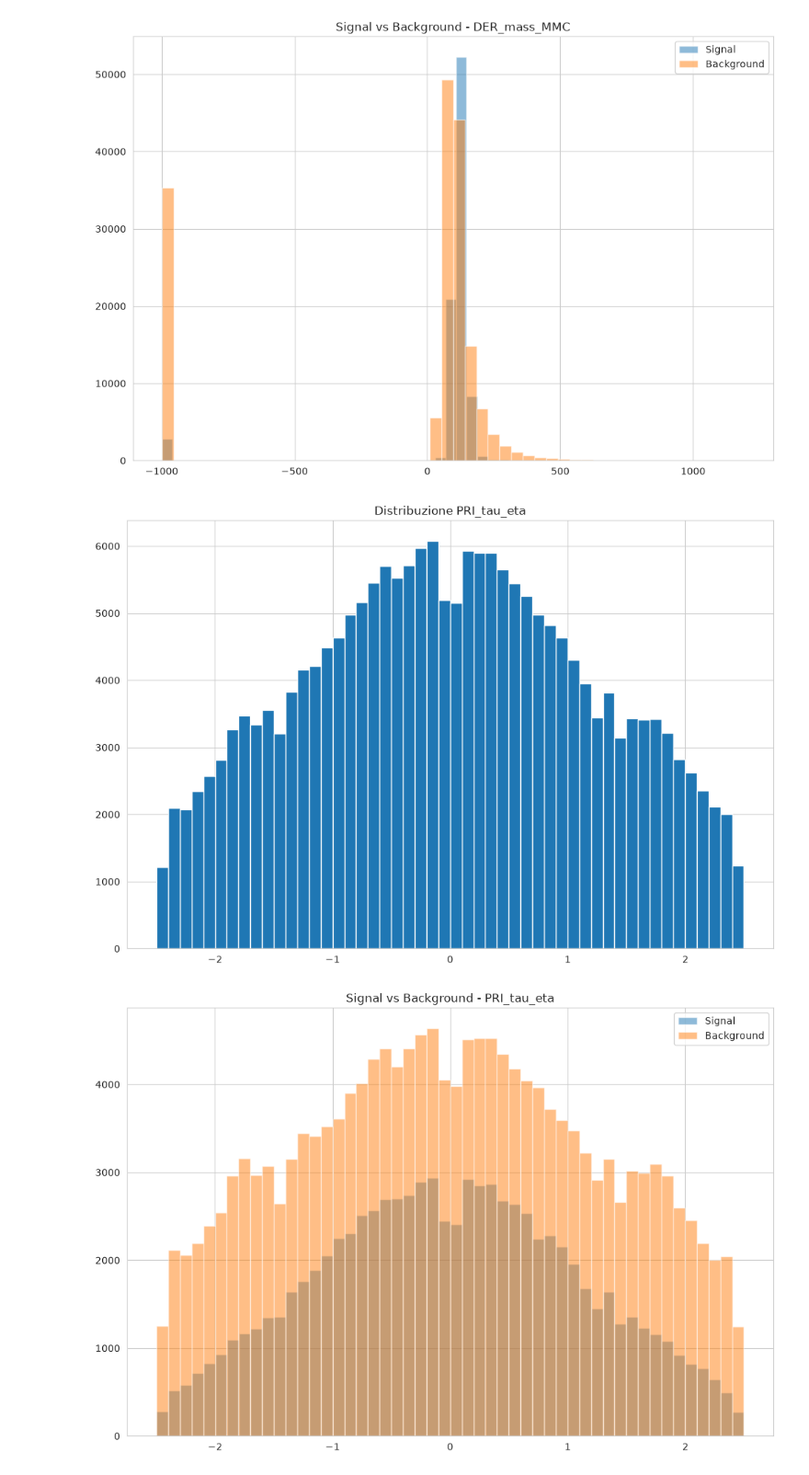
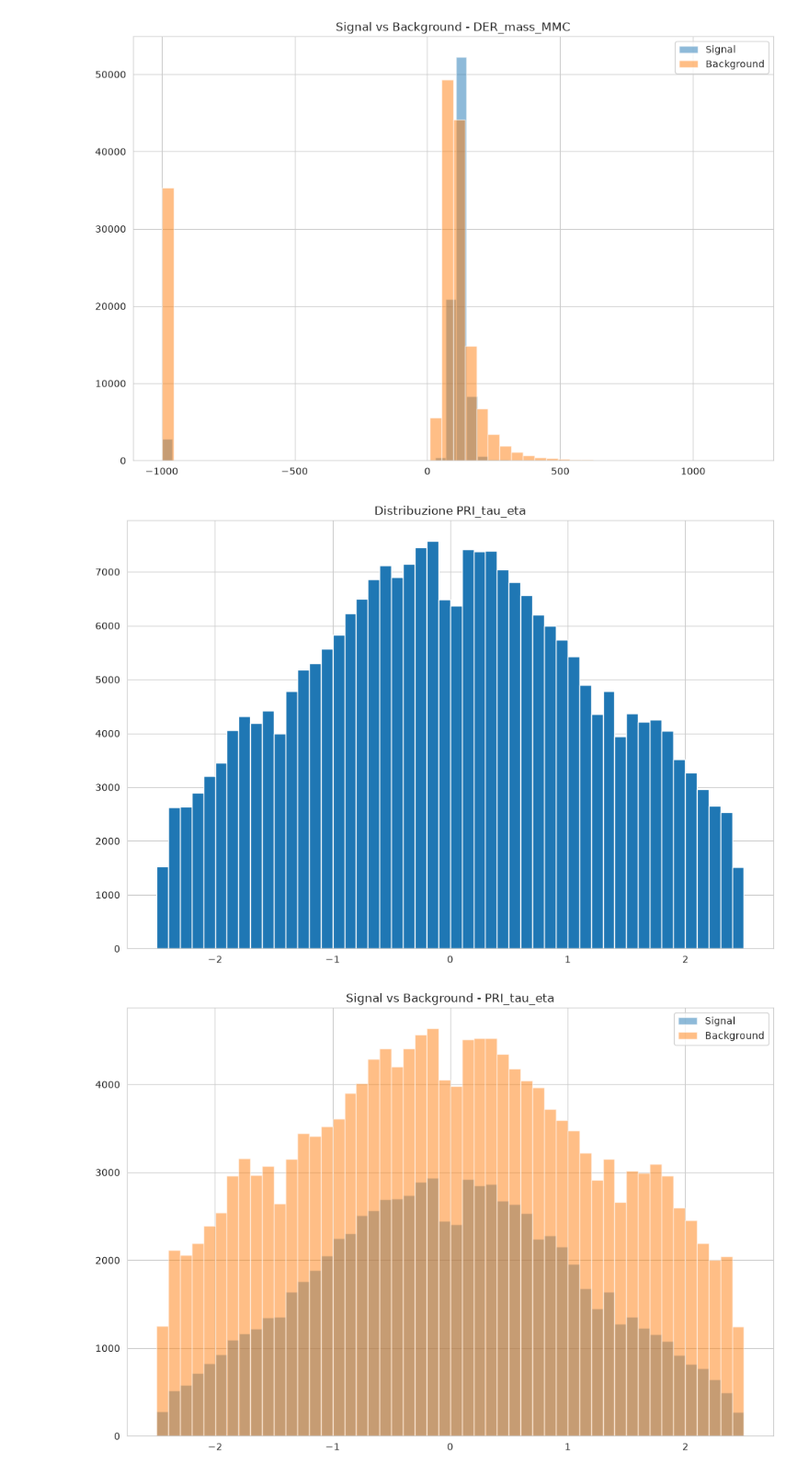
Before and after one commit to feenaldi/SCNSN_Project, a Jupyter notebook: Higgs.ipynb, the cells around one changed output. Shown at 92% size. Cells and saved outputs as stored; diff of their text form; code cells hidden in the pictures.

```diff
--- a/Higgs.ipynb
+++ b/Higgs.ipynb
@@ -152,11 +155,11 @@ plt.show()
 # %% [output]
 [figure]
 # %%
-X_tr["PRI_tau_eta"].hist(bins=50)
+X_data["PRI_tau_eta"].hist(bins=50)
 plt.title("Distribuzione PRI_tau_eta")
 plt.show()
 # %% [output]
-[figure, old version]
+[figure, new version]
 # %%
 plt.hist(signal["PRI_tau_eta"], bins=50, alpha=0.5, label="Signal")
 plt.hist(background["PRI_tau_eta"], bins=50, alpha=0.5, label="Background")
```
Also changed, not shown: parts of 20 cells of this notebook, 3 other files.
